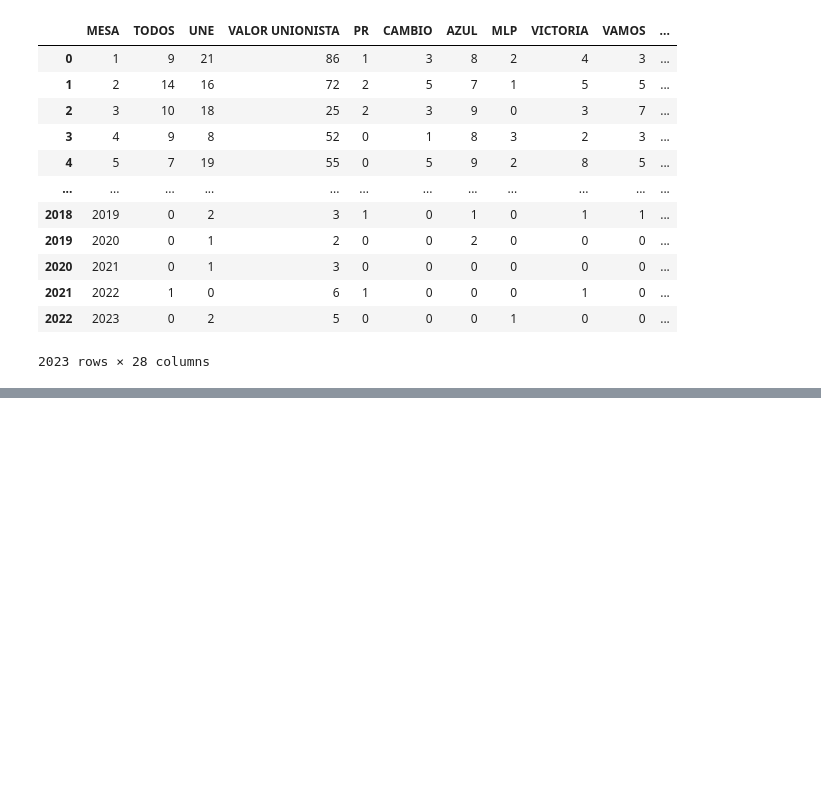
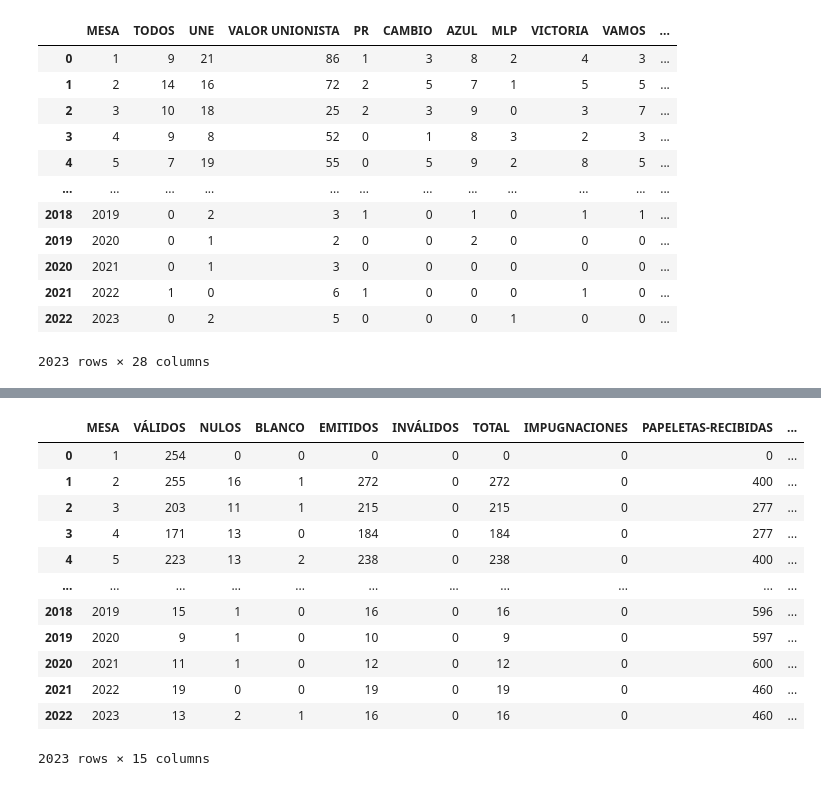
Before and after one commit to RudiksChess/recopilacion_y_analisis_elecciones_de_guatemala_2023, a Jupyter notebook: code/analisis_municipalidad_de_guatemala_sin_ocr.ipynb, the cells around one changed output, grey strips where cells are left out. Saved outputs shown, nothing was run; the diff lists cells and outputs as text; code cells hidden in the pictures; blank space fills up the shorter version.

```diff
--- a/code/analisis_municipalidad_de_guatemala_sin_ocr.ipynb
+++ b/code/analisis_municipalidad_de_guatemala_sin_ocr.ipynb
@@ -140,2 +141,0 @@ df_1_guiones_o_cero_en_papeleta_indexes_for_searching
-# %%
-df_edition.loc[df_1_guiones_o_cero_en_papeleta_indexes_for_searching,"VÁLIDOS"] = df_edition.loc[df_1_guiones_o_cero_en_papeleta_indexes_for_searching,df_edition.columns[7:31]].astype(int).sum(axis=1).tolist()
@@ -201,0 +215,21 @@ para_analizar[para_analizar['diferencia']>0]
+# %%
+df_edition2 = df_edition[['MESA', 'DEPARTAMENTO', 'ID_DEPARTAMENTO', 'MUNICIPIO', 'ID_MUNICIPIO',
+       'CENTRO_DE_VOTACIÓN', 'PADRÓN', 'NULOS', 'BLANCO', 'EMITIDOS', 'INVÁLIDOS', 'TOTAL',
+       'IMPUGNACIONES', 'PAPELETAS-RECIBIDAS', 'PAPELETAS-NO-USADAS', 'EMITIDOS_CALCULADO', 'TOTAL_CALCULADO',
+       'OBSERVACIONES', 'CONTABILIZADA', 'CÓDIGO_INTEGRIDAD',
+       'FECHA_HORA_PUBLICACIÓN', 'DIGITALIZACIÓN']].copy()
+df_edition2.replace('--',0,inplace=True)
+# %%
+df_merged_fixed = pd.merge(df_edition2,final_despues_de_arrelgo_manual,on='MESA',how='left')
+df_merged_fixed = df_merged_fixed[['MESA', 'DEPARTAMENTO', 'ID_DEPARTAMENTO', 'MUNICIPIO', 'ID_MUNICIPIO',
+       'CENTRO_DE_VOTACIÓN', 'PADRÓN', 'TODOS', 'UNE', 'VALOR UNIONISTA', 'PR',
+       'CAMBIO', 'AZUL', 'MLP', 'VICTORIA', 'VAMOS', 'PHG', 'BIEN', 'UR',
+       'P A N', 'PIN', 'FCN-NACION', 'COMITE CIVICO LA GOTA DE AGUA', 'PPN',
+       'FOPPA X LA CIUDAD', 'MI FAMILIA', 'CABAL', 'VIVA', 'PODEMOS', 'PODER',
+       'CREO', 'VÁLIDOS', 'NULOS', 'BLANCO', 'EMITIDOS', 'INVÁLIDOS', 'TOTAL',
+       'IMPUGNACIONES', 'PAPELETAS-RECIBIDAS', 'PAPELETAS-NO-USADAS',
+       'VALIDOS_CALCULADO', 'EMITIDOS_CALCULADO', 'TOTAL_CALCULADO',
+       'OBSERVACIONES', 'CONTABILIZADA', 'CÓDIGO_INTEGRIDAD',
+       'FECHA_HORA_PUBLICACIÓN', 'DIGITALIZACIÓN', 'diferencia','comentario']].copy()
+df_merged_fixed['comentario'].fillna('--',inplace=True)
+df_merged_fixed
@@ -201,0 +250,21 @@ para_analizar[para_analizar['diferencia']>0]
+# %%
+#df_datos_que_no_cuadran = df_merged_fixed[df_merged_fixed['comentario'].str.contains('Datos no cuadran')|(df_merged_fixed['comentario'].str.contains('Pendiente'))]
+
+df_datos_unicamente_necesarios_municipalidad = df_merged_fixed[['MESA','VÁLIDOS', 'NULOS', 'BLANCO', 'EMITIDOS', 'INVÁLIDOS', 'TOTAL',
+       'IMPUGNACIONES', 'PAPELETAS-RECIBIDAS', 'PAPELETAS-NO-USADAS',
+       'VALIDOS_CALCULADO', 'EMITIDOS_CALCULADO', 'TOTAL_CALCULADO','diferencia', 'comentario']].copy()
+df_datos_unicamente_necesarios_municipalidad
+# %% [output]
+|  | MESA | VÁLIDOS | NULOS | BLANCO | EMITIDOS | INVÁLIDOS | TOTAL | IMPUGNACIONES | PAPELETAS-RECIBIDAS | ... |
+| 0 | 1 | 254 | 0 | 0 | 0 | 0 | 0 | 0 | 0 | ... |
+| 1 | 2 | 255 | 16 | 1 | 272 | 0 | 272 | 0 | 400 | ... |
+| 2 | 3 | 203 | 11 | 1 | 215 | 0 | 215 | 0 | 277 | ... |
+| 3 | 4 | 171 | 13 | 0 | 184 | 0 | 184 | 0 | 277 | ... |
+| 4 | 5 | 223 | 13 | 2 | 238 | 0 | 238 | 0 | 400 | ... |
+| ... | ... | ... | ... | ... | ... | ... | ... | ... | ... | ... |
+| 2018 | 2019 | 15 | 1 | 0 | 16 | 0 | 16 | 0 | 596 | ... |
+| 2019 | 2020 | 9 | 1 | 0 | 10 | 0 | 9 | 0 | 597 | ... |
+| 2020 | 2021 | 11 | 1 | 0 | 12 | 0 | 12 | 0 | 600 | ... |
+| 2021 | 2022 | 19 | 0 | 0 | 19 | 0 | 19 | 0 | 460 | ... |
+| 2022 | 2023 | 13 | 2 | 1 | 16 | 0 | 16 | 0 | 460 | ... |
+2023 rows × 15 columns
```
Also changed, not shown: parts of 22 cells of this notebook, 10 other files.
